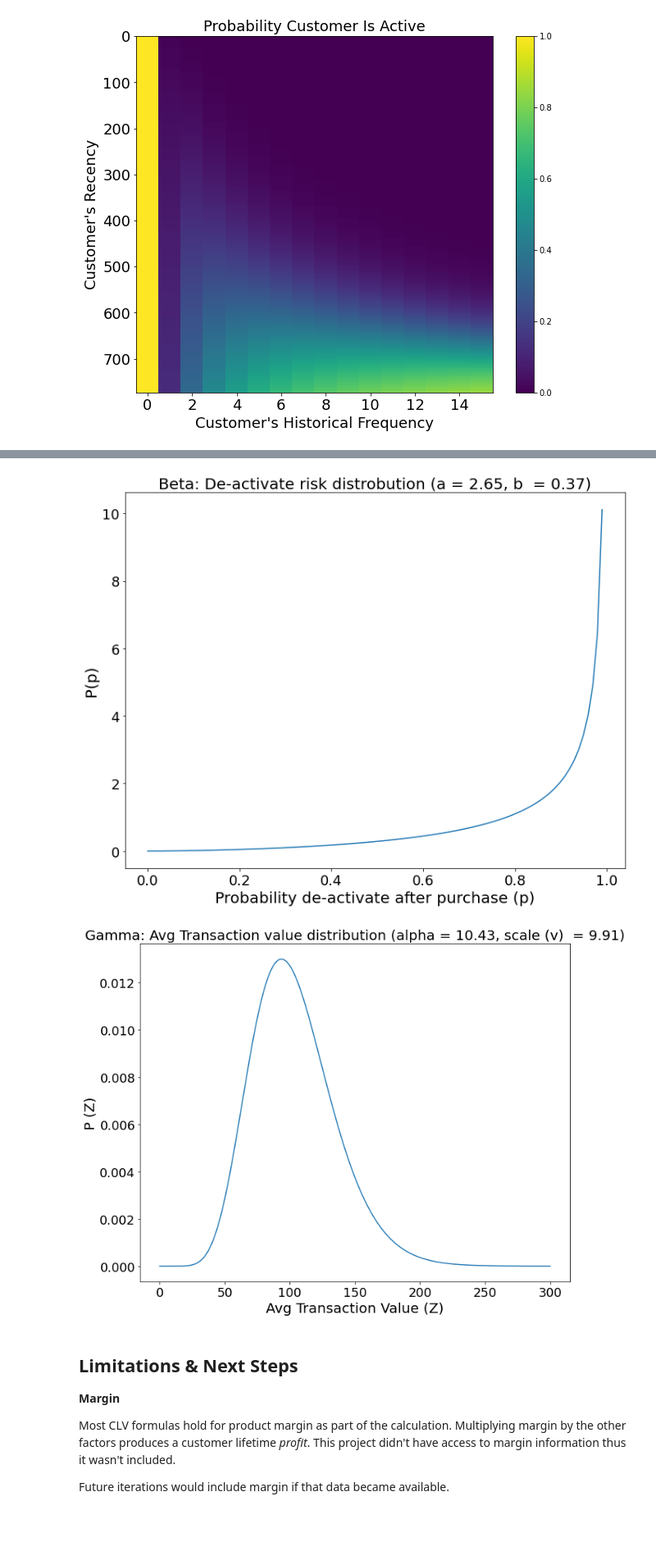
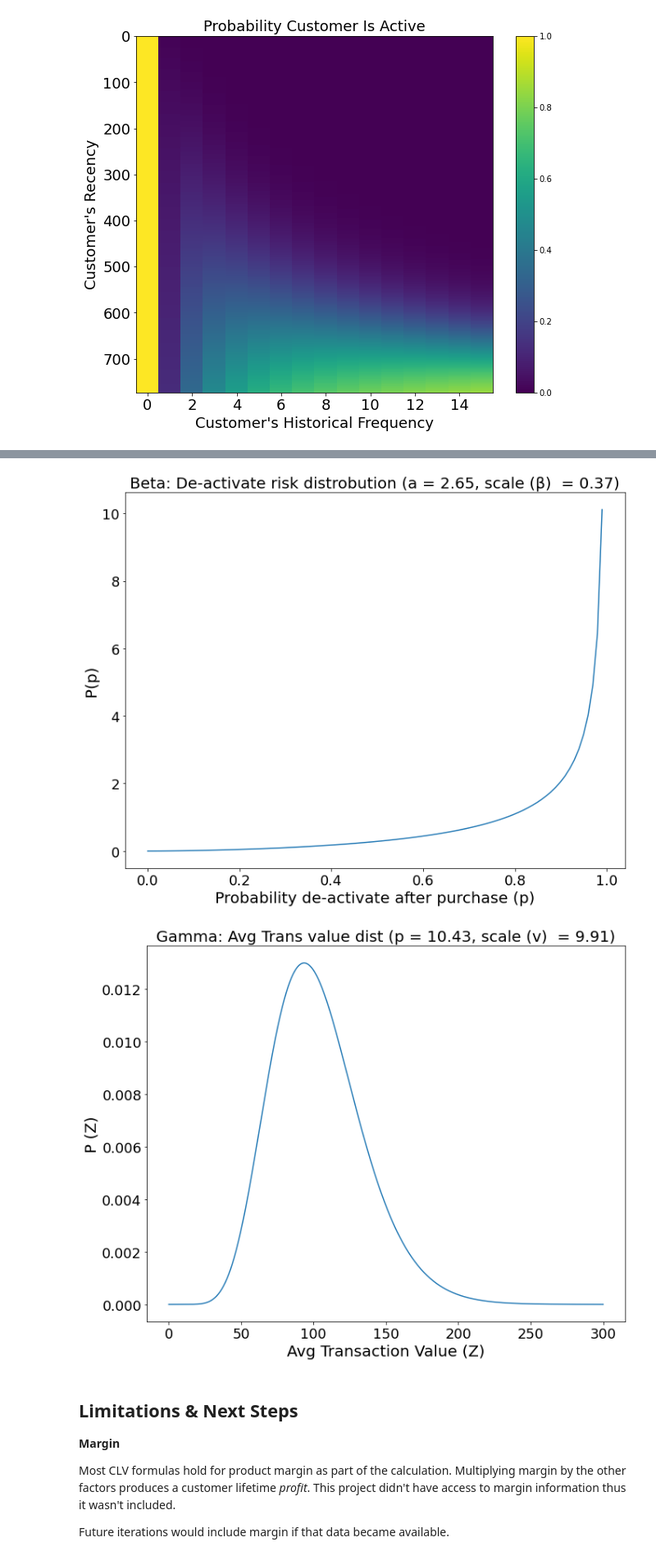
Before and after one commit to zander1268/custorama, a Jupyter notebook: bgnbd_gammagamma_modeling.ipynb, the cells around one changed output, grey strips where cells are left out. Shown at 82% size. Drawn from its saved outputs; the diff is of its cells as text; code cells hidden in the pictures; blank space fills up the shorter version.

Commit message:
finalizing visualizations

```diff
--- a/bgnbd_gammagamma_modeling.ipynb
+++ b/bgnbd_gammagamma_modeling.ipynb
@@ -724,7 +748,7 @@ fig, ax_beta = plt.subplots(figsize = (10, 8))
 x_beta = np.linspace(0, 1, 100)
 y_beta = stats.beta.pdf(x_beta, a=bgf_1.params_["a"], b=bgf_1.params_["b"])
 ax_beta.plot(x_beta, y_beta, "-")
-ax_beta.set_title(f'Beta: De-activate risk distrobution (a = {bgf_1.params_["a"]:.2f}, b  = {bgf_1.params_["b"]:.2f})',fontsize=20)
+ax_beta.set_title(f'Beta: De-activate risk distrobution (a = {bgf_1.params_["a"]:.2f}, scale (β)  = {bgf_1.params_["b"]:.2f})',fontsize=20)
 ax_beta.set_xlabel("Probability de-activate after purchase (p)" ,fontsize=20)
 ax_beta.set_ylabel('P(p)',fontsize=20)
 plt.xticks(fontsize=18)
@@ -732,22 +756,22 @@ plt.yticks(fontsize=18)
 plt.tight_layout();
 plt.savefig("visuals/beta_deactivate_risk_dist.png")
 # %% [output]
-[figure, old version]
+[figure, new version]
 # %%
 fig, ax_gamma = plt.subplots(figsize = (10, 8))
 
 x_gamma = np.linspace(0, 300, 1000)
 y_gamma = stats.gamma.pdf(x_gamma, a=gg_1.params_[0], scale=gg_1.params_[2])
 ax_gamma.plot(x_gamma, y_gamma, "-")
-ax_gamma.set_title(f'Gamma: Avg Transaction value distribution (alpha = {gg_1.params_[0]:.2f}, scale (v)  = {gg_1.params_[2]:.2f})',fontsize=20)
+ax_gamma.set_title(f'Gamma: Avg Trans value dist (p = {gg_1.params_[0]:.2f}, scale (v)  = {gg_1.params_[2]:.2f})',fontsize=20)
 ax_gamma.set_xlabel(r"Avg Transaction Value " '(Z)',fontsize=20)
 ax_gamma.set_ylabel(r'P (Z)',fontsize=20)
 plt.xticks(fontsize=18)
 plt.yticks(fontsize=18)
 plt.tight_layout();
 plt.savefig("visuals/avg_transaction_value_dist.png")
 # %% [output]
-[figure, old version]
+[figure, new version]
 # %% [markdown]
 
 ## Limitations & Next Steps
```
Also changed, not shown: parts of 8 cells of this notebook, 3 other files.
